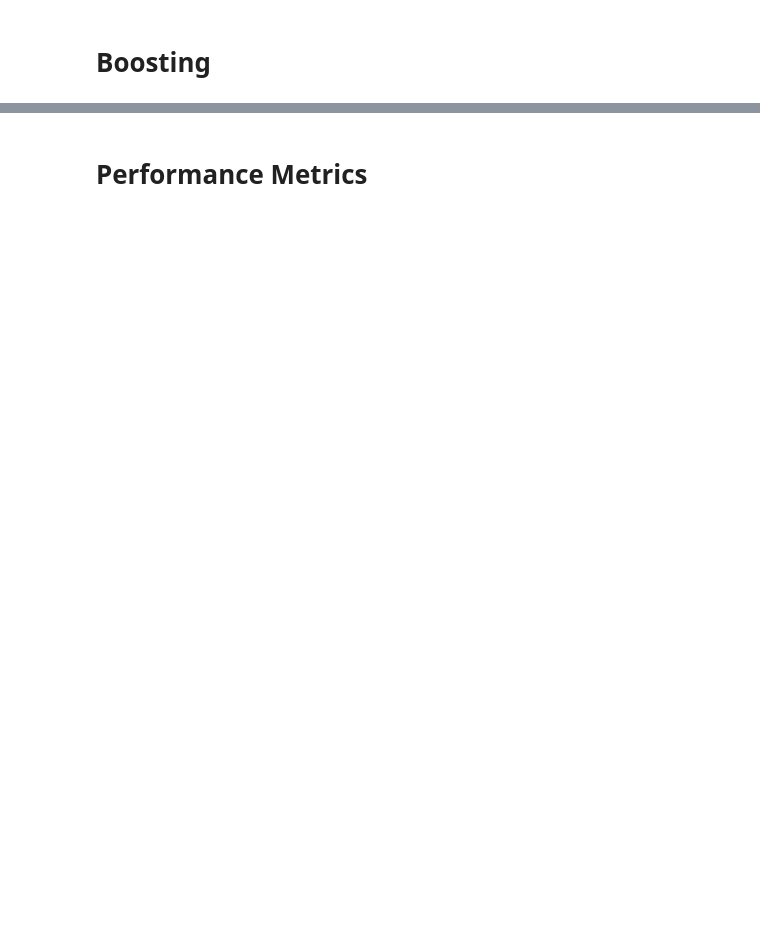
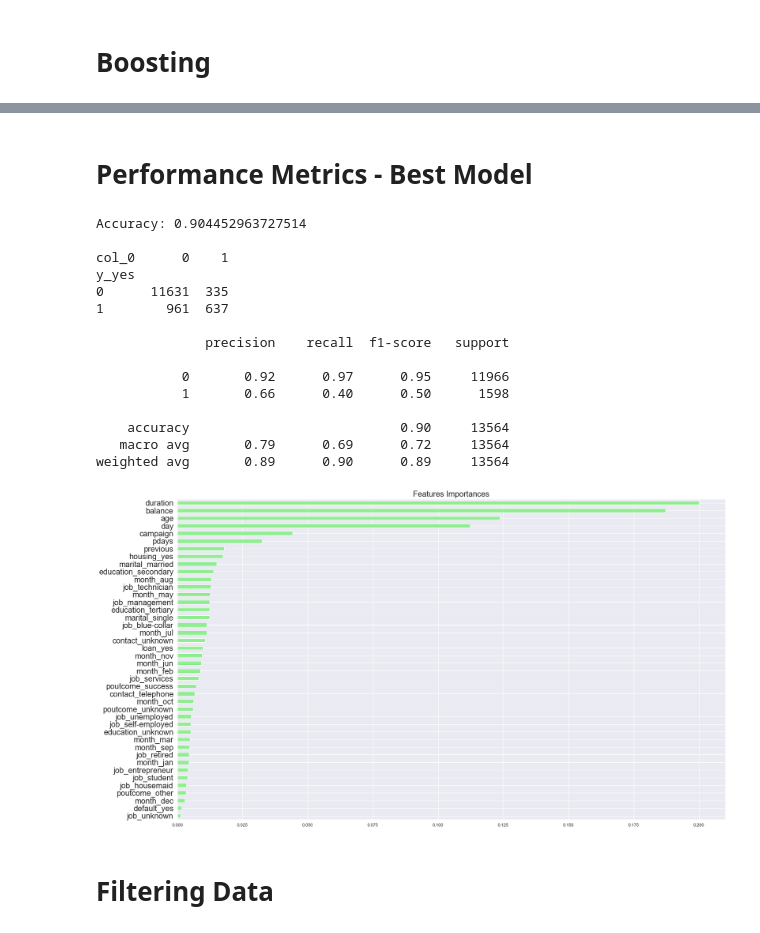
Before and after one commit to vinihuge/Data_Science_Projects, a Jupyter notebook: Customer_Churn/Customer_Churn.ipynb, the cells around one changed output, grey strips where cells are left out. Saved outputs shown, nothing was run; the diff lists cells and outputs as text; code cells hidden in the pictures; blank space fills up the shorter version.

```diff
--- a/Customer_Churn/Customer_Churn.ipynb
+++ b/Customer_Churn/Customer_Churn.ipynb
@@ -122,0 +128,6 @@ Index(['age', 'balance', 'day', 'duration', 'campaign', 'pdays', 'previous',
+# %%
+# Instantiate the classifier: clf
+clf = OneVsRestClassifier(LogisticRegression())
+
+# Fit the classifier to the training data
+clf.fit(X_train,y_train)
@@ -337,16 +411,45 @@ print()
 # %% [markdown]
-# Performance Metrics
+# Performance Metrics - Best Model
+# %%
+# Random Forest with AdaBoost
+rf = RandomForestClassifier(n_estimators=200, max_depth= 10, max_features= 15, random_state= 42, n_jobs=-1)
+ada = AdaBoostClassifier(base_estimator=rf, n_estimators=100, random_state=1)
+ada.fit(X_train,y_train)
+importances = pd.Series(data=ada.feature_importances_, index= bank_df.drop(['y_yes'], axis=1).columns)
+
+adaRf_pred = ada.predict(X_test)
 # %%
-# Create a pd.Series of features importances
-ada = AdaBoostClassifier(base_estimator=rd, n_estimators=180, random_state=1)
-ada.fit(X_train,y_train)
-importances = pd.Series(data=ada.feature_importances_, index= cancer_df.drop(['id','diagnosis'], axis=1).copy().columns)
+print("Accuracy: {}".format(ada.score(X_test, y_test)))
+print()
+print(pd.crosstab(y_test, adaRf_pred))
+print()
+print(classification_report(y_test, adaRf_pred))
 
 # Sort importances
 importances_sorted = importances.sort_values()
 
 # Draw a horizontal barplot of importances_sorted
+sns.set(rc={'figure.figsize':(25,15)})
 importances_sorted.plot(kind='barh', color='lightgreen')
 plt.title('Features Importances', fontsize=20)
 plt.yticks(fontsize=20)
 plt.show()
+# %% [output]
+Accuracy: 0.904452963727514
+
+col_0      0    1
+y_yes
+0      11631  335
+1        961  637
+
+              precision    recall  f1-score   support
+
+           0       0.92      0.97      0.95     11966
+           1       0.66      0.40      0.50      1598
+
+    accuracy                           0.90     13564
+   macro avg       0.79      0.69      0.72     13564
+weighted avg       0.89      0.90      0.89     13564
+[figure, added]
+# %% [markdown]
+# Filtering Data
```
Also changed, not shown: parts of 8 cells of this notebook.
